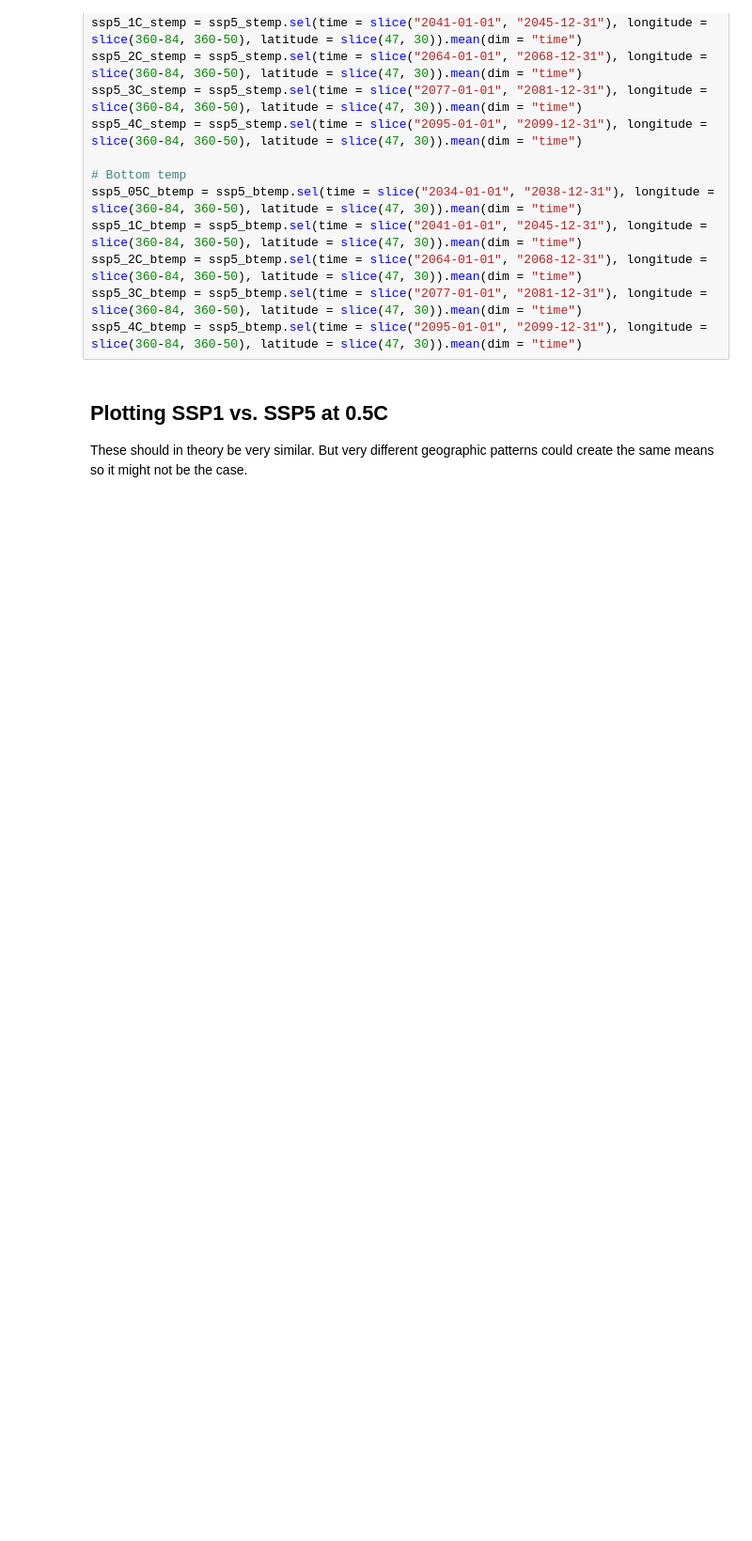
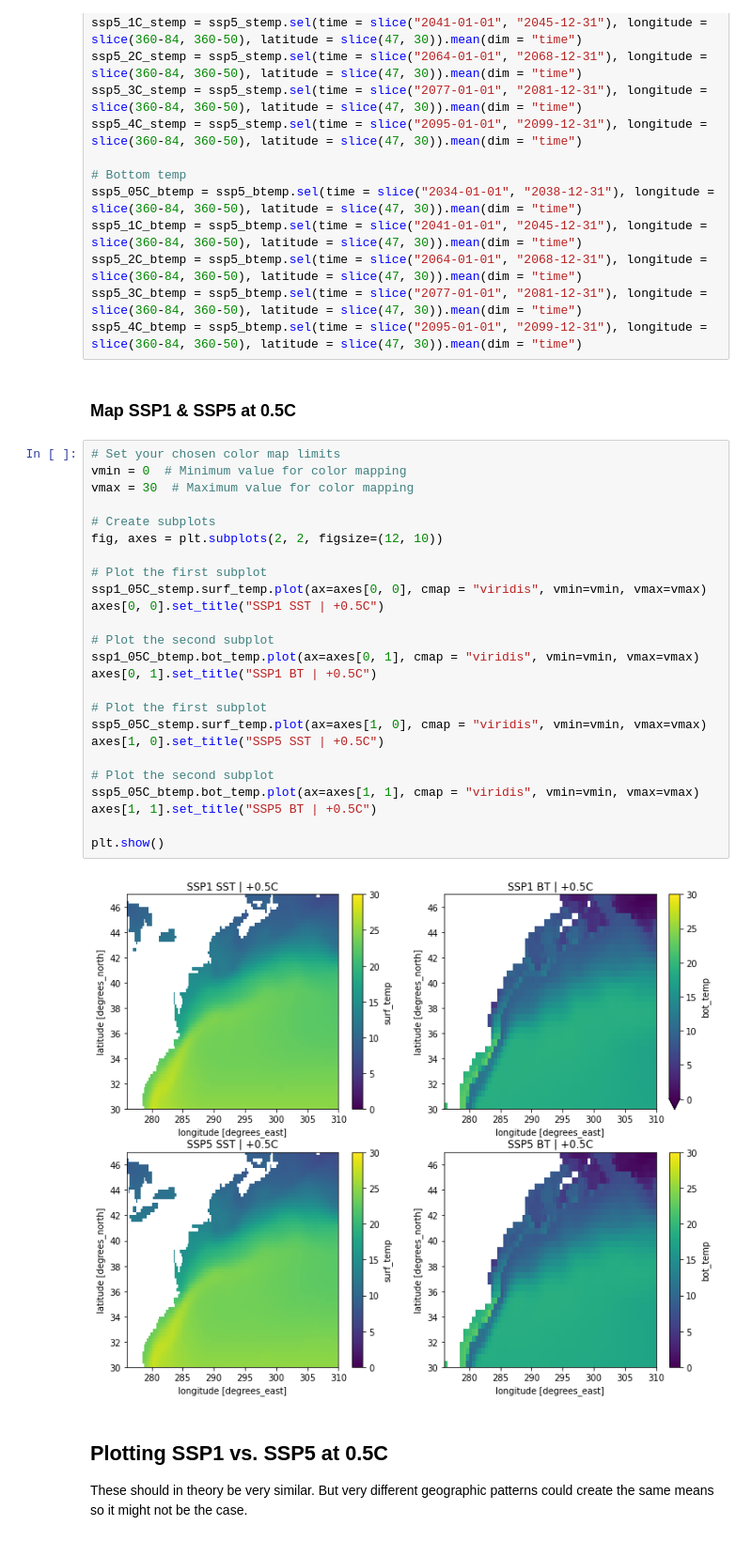
Before and after one commit to adamkemberling/sdm_workflow, a Jupyter notebook: CMIP6_processing/temperature_milestone_conditions.ipynb, the cells around one changed output. Shown at 94% size. Saved outputs shown, nothing was run; the diff lists cells and outputs as text; blank space fills up the shorter version.

```diff
--- a/CMIP6_processing/temperature_milestone_conditions.ipynb
+++ b/CMIP6_processing/temperature_milestone_conditions.ipynb
@@ -112,6 +130,35 @@ ssp5_1C_btemp = ssp5_btemp.sel(time = slice("2041-01-01", "2045-12-31"), longitu
 ssp5_2C_btemp = ssp5_btemp.sel(time = slice("2064-01-01", "2068-12-31"), longitude = slice(360-84, 360-50), latitude = slice(47, 30)).mean(dim = "time")
 ssp5_3C_btemp = ssp5_btemp.sel(time = slice("2077-01-01", "2081-12-31"), longitude = slice(360-84, 360-50), latitude = slice(47, 30)).mean(dim = "time")
 ssp5_4C_btemp = ssp5_btemp.sel(time = slice("2095-01-01", "2099-12-31"), longitude = slice(360-84, 360-50), latitude = slice(47, 30)).mean(dim = "time")
+# %% [markdown]
+### Map SSP1 & SSP5 at 0.5C
+# %%
+# Set your chosen color map limits
+vmin = 0  # Minimum value for color mapping
+vmax = 30  # Maximum value for color mapping
+
+# Create subplots
+fig, axes = plt.subplots(2, 2, figsize=(12, 10))
+
+# Plot the first subplot
+ssp1_05C_stemp.surf_temp.plot(ax=axes[0, 0], cmap = "viridis", vmin=vmin, vmax=vmax)
+axes[0, 0].set_title("SSP1 SST | +0.5C")
+
+# Plot the second subplot
+ssp1_05C_btemp.bot_temp.plot(ax=axes[0, 1], cmap = "viridis", vmin=vmin, vmax=vmax)
+axes[0, 1].set_title("SSP1 BT | +0.5C")
+
+# Plot the first subplot
+ssp5_05C_stemp.surf_temp.plot(ax=axes[1, 0], cmap = "viridis", vmin=vmin, vmax=vmax)
+axes[1, 0].set_title("SSP5 SST | +0.5C")
+
+# Plot the second subplot
+ssp5_05C_btemp.bot_temp.plot(ax=axes[1, 1], cmap = "viridis", vmin=vmin, vmax=vmax)
+axes[1, 1].set_title("SSP5 BT | +0.5C")
+
+plt.show()
+# %% [output]
+[figure, added]
 # %% [markdown]
 ## Plotting SSP1 vs. SSP5 at 0.5C
 
```
Also changed, not shown: parts of 16 cells of this notebook.
